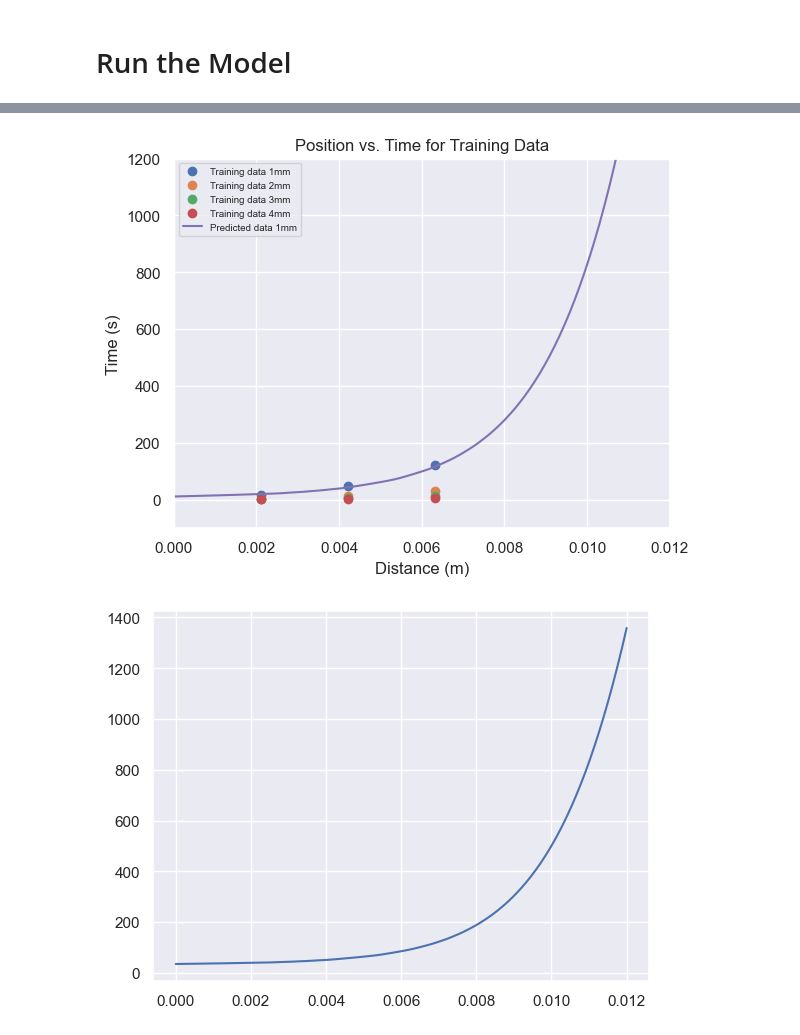
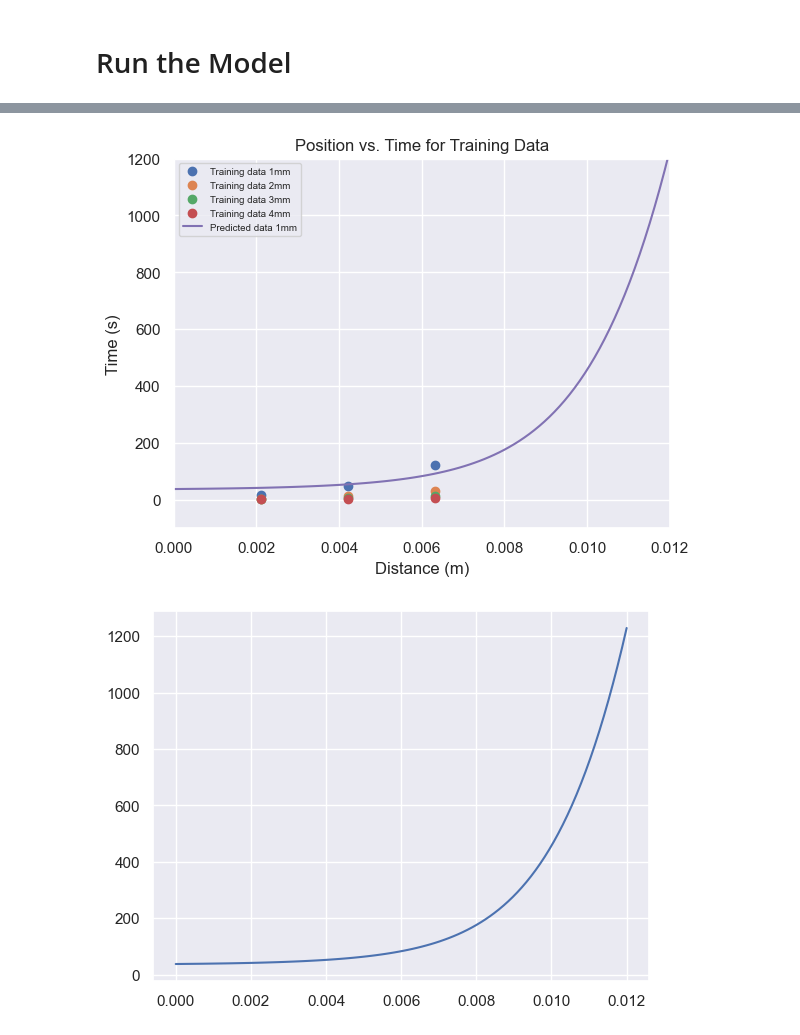
Before and after one commit to rahavdayan/pinns-model, a Jupyter notebook: src/ferrofluid/ferrofluid.ipynb, the cells around one changed output, grey strips where cells are left out. Saved outputs shown, nothing was run; the diff lists cells and outputs as text; code cells hidden in the pictures.

```diff
--- a/src/ferrofluid/ferrofluid.ipynb
+++ b/src/ferrofluid/ferrofluid.ipynb
@@ -50,7 +54,7 @@ You can change the bounds similarly to only train the network for other-sized dr
 '''
 # for i in range(0, len(different_droplet_networks)):
 for i in range(0, 1):
-    different_droplet_networks[i] = Net(1, 1, droplet_size_idx=i, loss2=physics_loss_dim, epochs=50000, loss1_weight=1000, loss2_weight=1, lr=1e-4).to(DEVICE)
+    different_droplet_networks[i] = Net(1, 1, droplet_size_idx=i, loss2=physics_loss_dim, epochs=200000, loss1_weight=1000, loss2_weight=1, lr=1e-4).to(DEVICE)
     print(f'Losses for {i+1}mm droplet:')
     losses = different_droplet_networks[i].fit(np.array(dim_data[i]['DISTANCE']), np.array(dim_data[i]['TIME']))
     print()
@@ -82,29 +86,29 @@ Epoch 50000/50000, data loss: 426953.125, physics loss: 649266.9375
 # %%
 '''
 Plot the dimensionalized data for each droplet as well as each respective dimensionalized model
 '''
 
 # Plot dimensionalized data
 plot_dim_data(show=False)
 
 # Use nondimensionalized model to make prediction
 xs = np.linspace(0, 0.012, 100)
 
 # Plot dimensionalized model
 # for i in range(0, len(different_droplet_networks)):
 for i in range(0, 1):
     preds = different_droplet_networks[i].predict(xs)
-    plt.plot(xs, 1.75*preds-50)
+    plt.plot(xs, preds)
     dim_legend.append(f'Predicted data {i+1}mm')
 plt.legend(dim_legend, fontsize=7)
 plt.xlim(0, 0.012)
 plt.ylim(-100, 1200)
 plt.show()
 # %% [output]
-[figure, old version]
+[figure, new version]
 # %%
 pred = different_droplet_networks[0].predict(xs)
 plt.plot(xs, pred)
 plt.show()
 # %% [output]
-[figure, old version]
+[figure, new version]
```
Also changed, not shown: parts of 2 cells of this notebook, 1 other file.
